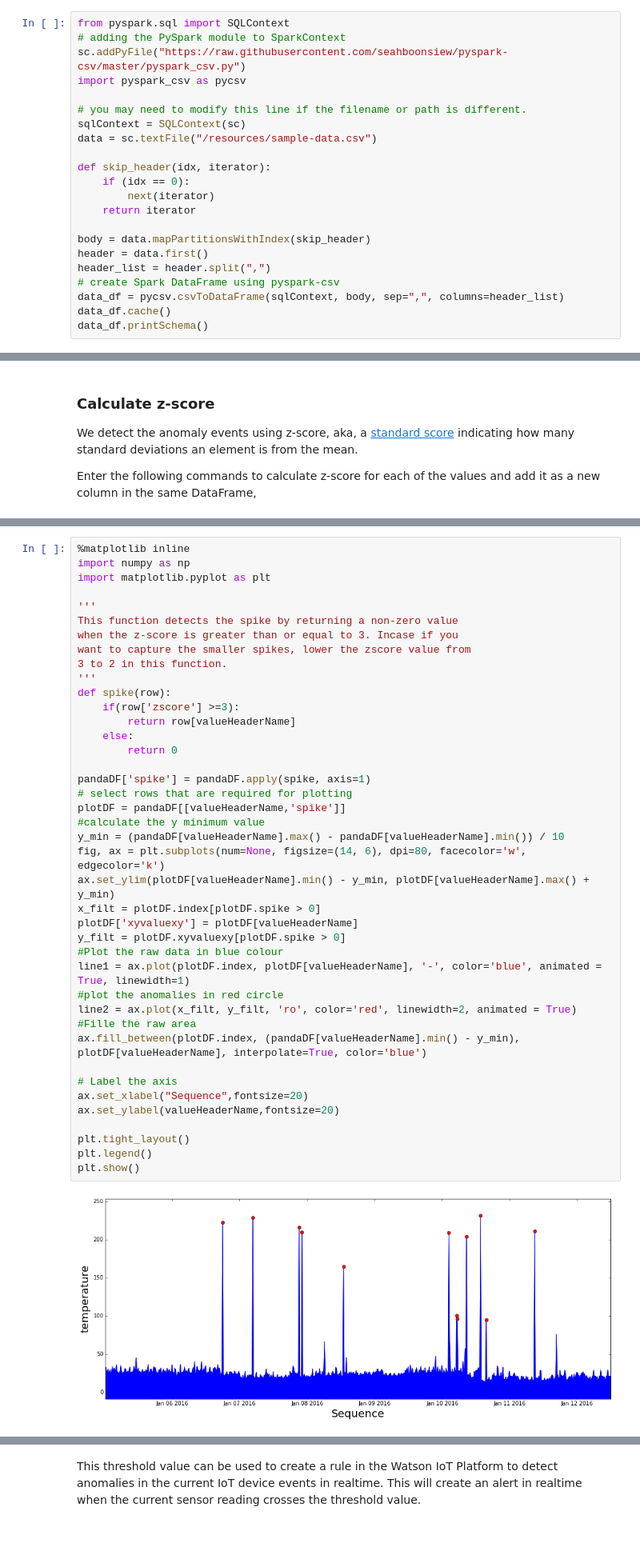
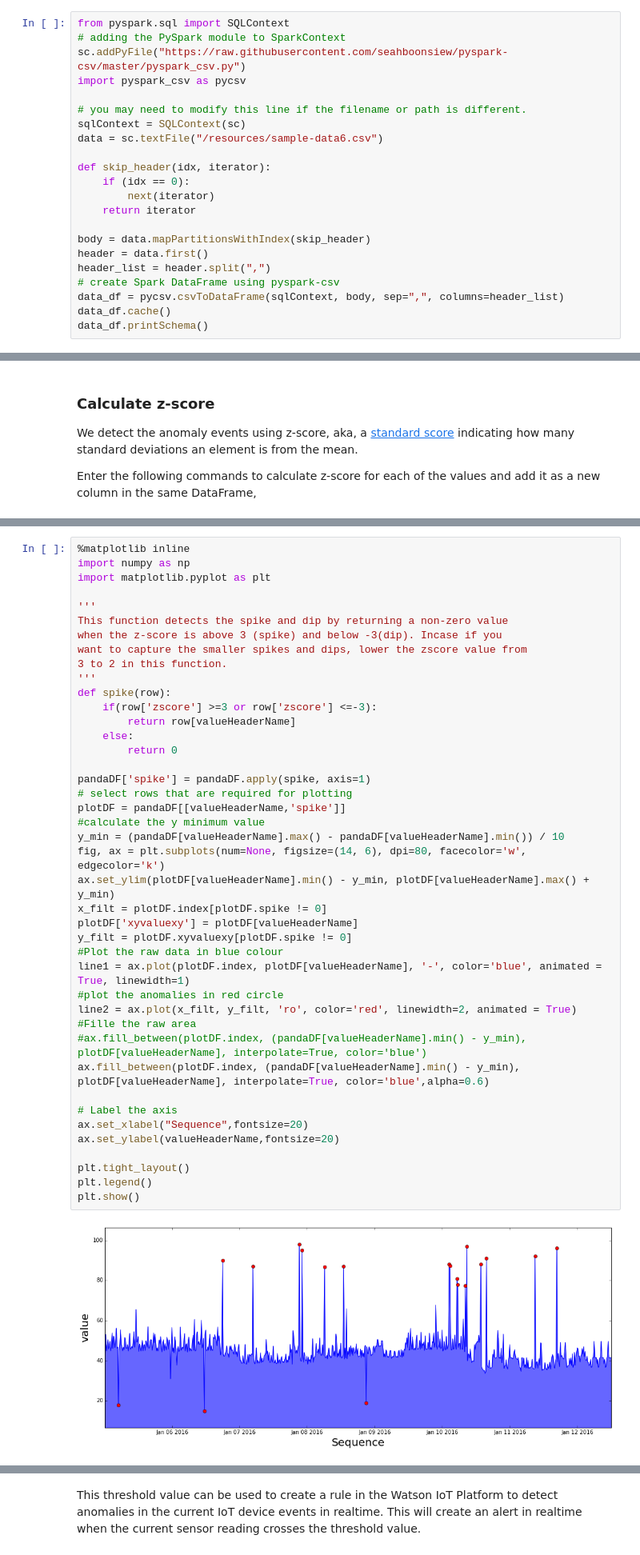
Before and after one commit to mbenalaya/onem2m-analytics, a Jupyter notebook: Notebook/Anomaly-detection.ipynb, the cells around one changed output, grey strips where cells are left out. Shown: that part at 80% size. Drawn from its saved outputs; the diff is of its cells as text.

Commit message:
Add updated anomaly detection notebook

```diff
--- a/Notebook/Anomaly-detection.ipynb
+++ b/Notebook/Anomaly-detection.ipynb
@@ -27,7 +27,7 @@ import pyspark_csv as pycsv
 
 # you may need to modify this line if the filename or path is different.
 sqlContext = SQLContext(sc)
-data = sc.textFile("/resources/sample-data.csv")
+data = sc.textFile("/resources/sample-data6.csv")
 
 def skip_header(idx, iterator):
     if (idx == 0):
@@ -131,41 +142,42 @@ import numpy as np
 import matplotlib.pyplot as plt
 
 '''
-This function detects the spike by returning a non-zero value
-when the z-score is greater than or equal to 3. Incase if you
-want to capture the smaller spikes, lower the zscore value from
+This function detects the spike and dip by returning a non-zero value
+when the z-score is above 3 (spike) and below -3(dip). Incase if you
+want to capture the smaller spikes and dips, lower the zscore value from
 3 to 2 in this function.
 '''
 def spike(row):
-    if(row['zscore'] >=3):
+    if(row['zscore'] >=3 or row['zscore'] <=-3):
         return row[valueHeaderName]
     else:
         return 0
 
 pandaDF['spike'] = pandaDF.apply(spike, axis=1)
 # select rows that are required for plotting
 plotDF = pandaDF[[valueHeaderName,'spike']]
 #calculate the y minimum value
 y_min = (pandaDF[valueHeaderName].max() - pandaDF[valueHeaderName].min()) / 10
 fig, ax = plt.subplots(num=None, figsize=(14, 6), dpi=80, facecolor='w', edgecolor='k')
 ax.set_ylim(plotDF[valueHeaderName].min() - y_min, plotDF[valueHeaderName].max() + y_min)
-x_filt = plotDF.index[plotDF.spike > 0]
+x_filt = plotDF.index[plotDF.spike != 0]
 plotDF['xyvaluexy'] = plotDF[valueHeaderName]
-y_filt = plotDF.xyvaluexy[plotDF.spike > 0]
+y_filt = plotDF.xyvaluexy[plotDF.spike != 0]
 #Plot the raw data in blue colour
 line1 = ax.plot(plotDF.index, plotDF[valueHeaderName], '-', color='blue', animated = True, linewidth=1)
 #plot the anomalies in red circle
 line2 = ax.plot(x_filt, y_filt, 'ro', color='red', linewidth=2, animated = True)
 #Fille the raw area
-ax.fill_between(plotDF.index, (pandaDF[valueHeaderName].min() - y_min), plotDF[valueHeaderName], interpolate=True, color='blue')
+#ax.fill_between(plotDF.index, (pandaDF[valueHeaderName].min() - y_min), plotDF[valueHeaderName], interpolate=True, color='blue')
+ax.fill_between(plotDF.index, (pandaDF[valueHeaderName].min() - y_min), plotDF[valueHeaderName], interpolate=True, color='blue',alpha=0.6)
 
 # Label the axis
 ax.set_xlabel("Sequence",fontsize=20)
 ax.set_ylabel(valueHeaderName,fontsize=20)
 
 plt.tight_layout()
 plt.legend()
 plt.show()
 # %% [output]
-[figure, old version]
+[figure, new version]
 # %% [markdown]
```
Also changed, not shown: parts of 12 cells of this notebook.
